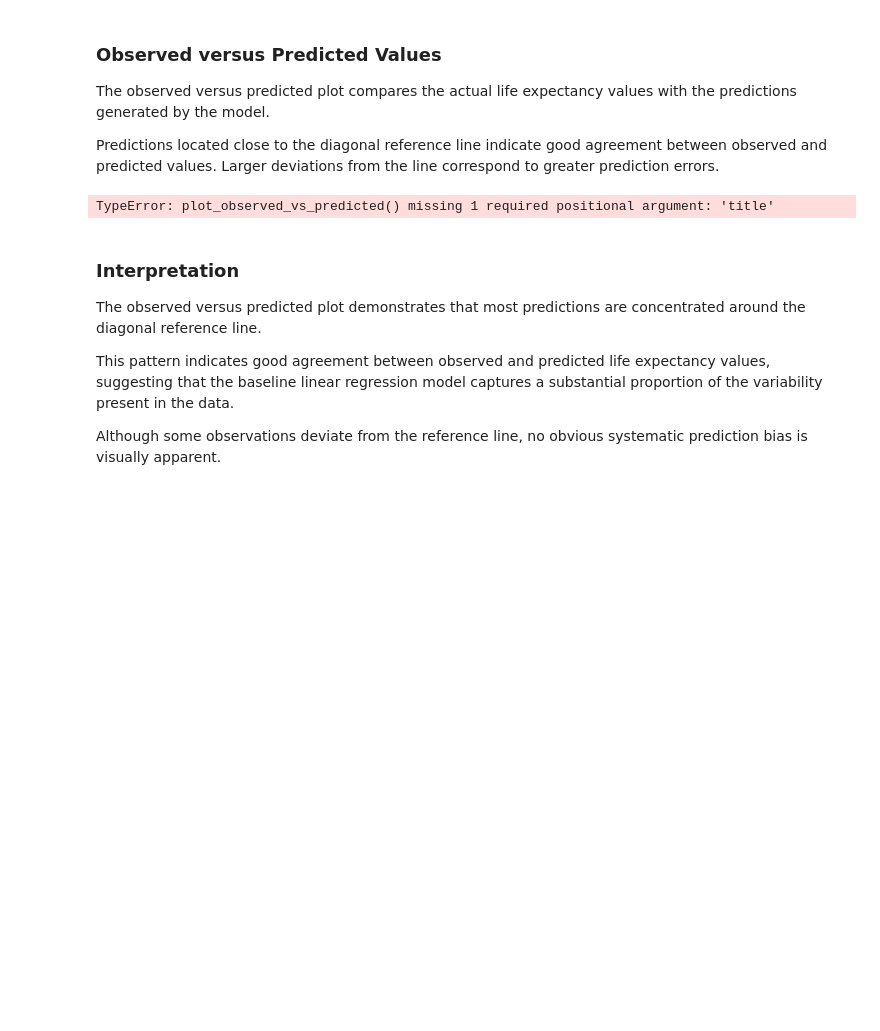
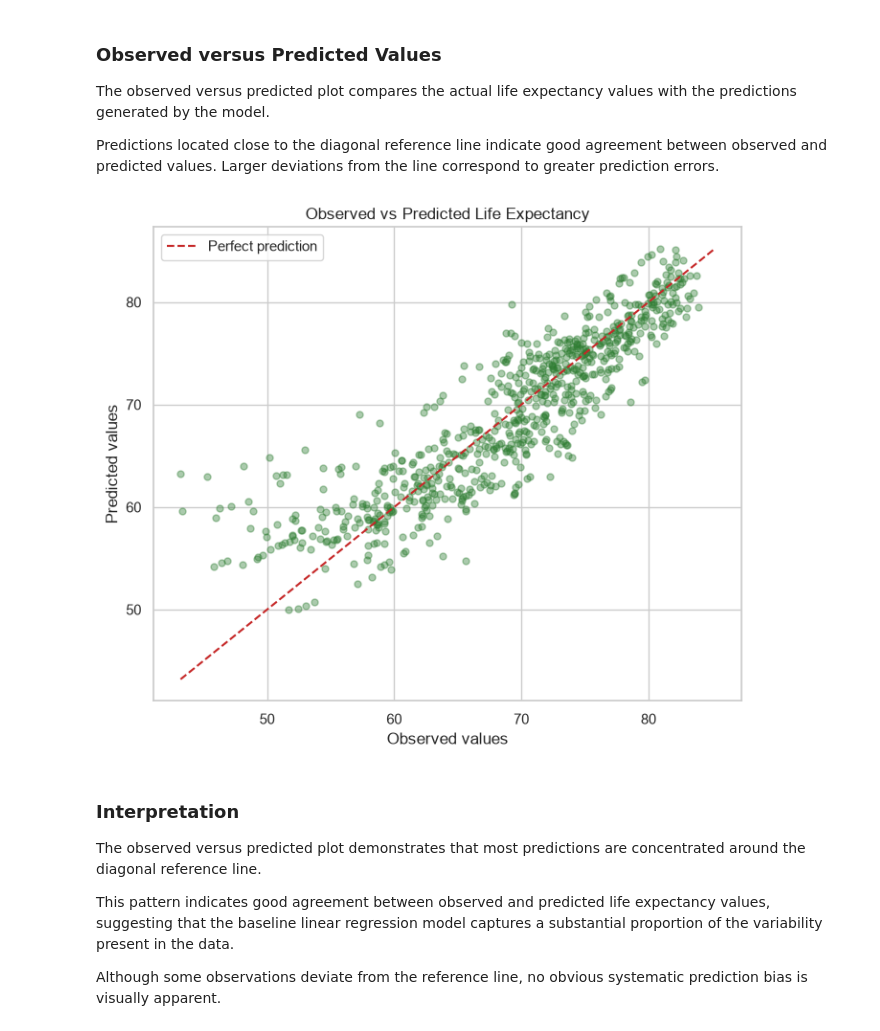
Before and after one commit to ananda-pires/who_life_expectancy_prediction, a Jupyter notebook: notebooks/life_expectancy.ipynb, the cells around one changed output. Saved outputs shown, nothing was run; the diff lists cells and outputs as text; code cells hidden in the pictures; blank space fills up the shorter version.

Commit message:
Fix plotting functions and update modeling notebook

```diff
--- a/notebooks/life_expectancy.ipynb
+++ b/notebooks/life_expectancy.ipynb
@@ -1838,15 +1838,16 @@ Predictions located close to the diagonal reference line indicate good agreement
 # %%
 # =============================================================================
 # Observed versus predicted values
 # =============================================================================
 
 plot_observed_vs_predicted(
     y_test,
     y_test_pred,
+    title="Observed vs Predicted Life Expectancy",
     filename="06_observed_vs_predicted.png",
 )
 # %% [output]
-TypeError: plot_observed_vs_predicted() missing 1 required positional argument: 'title'
+[figure, added]
 # %% [markdown]
 ### Interpretation
 
```
Also changed, not shown: parts of 12 cells of this notebook, 1 other file.
